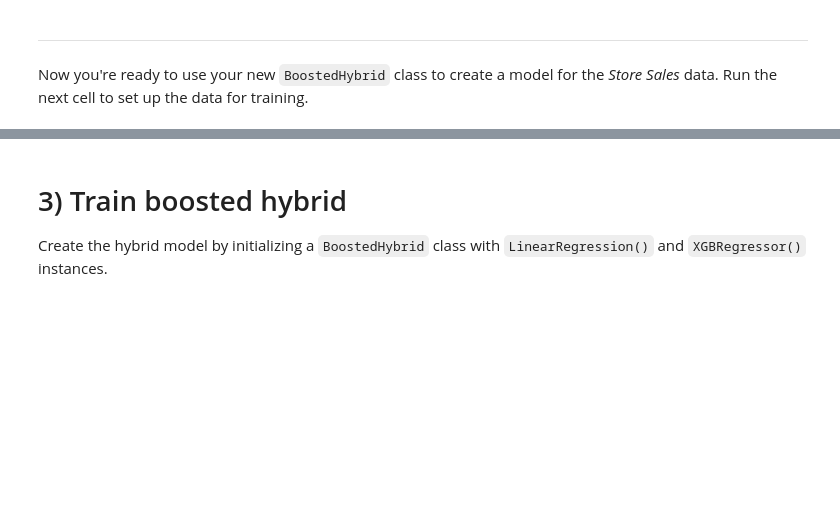
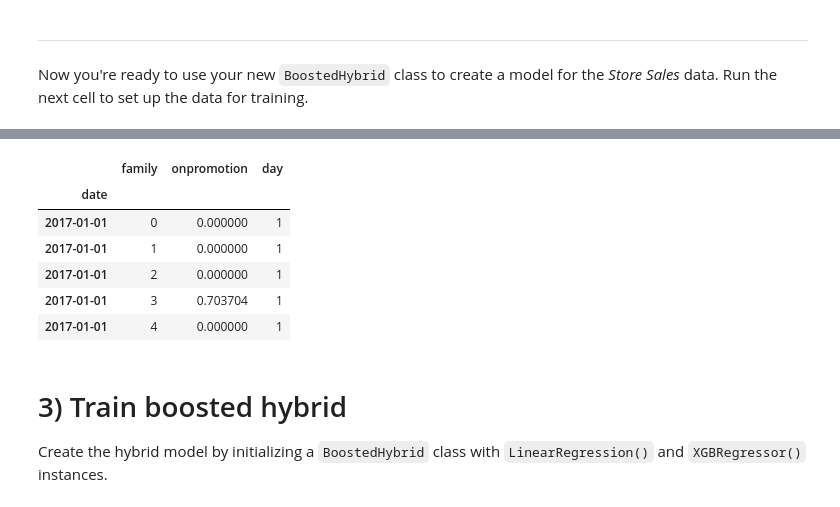
Before and after one commit to IvanTrujilloTrujillo/store_sales, a Jupyter notebook: exercise-hybrid-models.ipynb, the cells around one changed output, grey strips where cells are left out. Cells and saved outputs as stored; diff of their text form; code cells hidden in the pictures; blank space fills up the shorter version.

```diff
--- a/exercise-hybrid-models.ipynb
+++ b/exercise-hybrid-models.ipynb
@@ -162,3 +205,13 @@ X_2["day"] = X_2.index.day  # values are day of the month
+# %%
+X_2.head()
+# %% [output]
+|  | family | onpromotion | day |
+| date |  |  |  |
+| 2017-01-01 | 0 | 0.000000 | 1 |
+| 2017-01-01 | 1 | 0.000000 | 1 |
+| 2017-01-01 | 2 | 0.000000 | 1 |
+| 2017-01-01 | 3 | 0.703704 | 1 |
+| 2017-01-01 | 4 | 0.000000 | 1 |
 # %% [markdown]
 # 3) Train boosted hybrid
 
```
Also changed, not shown: parts of 5 cells of this notebook, 1 other file.
